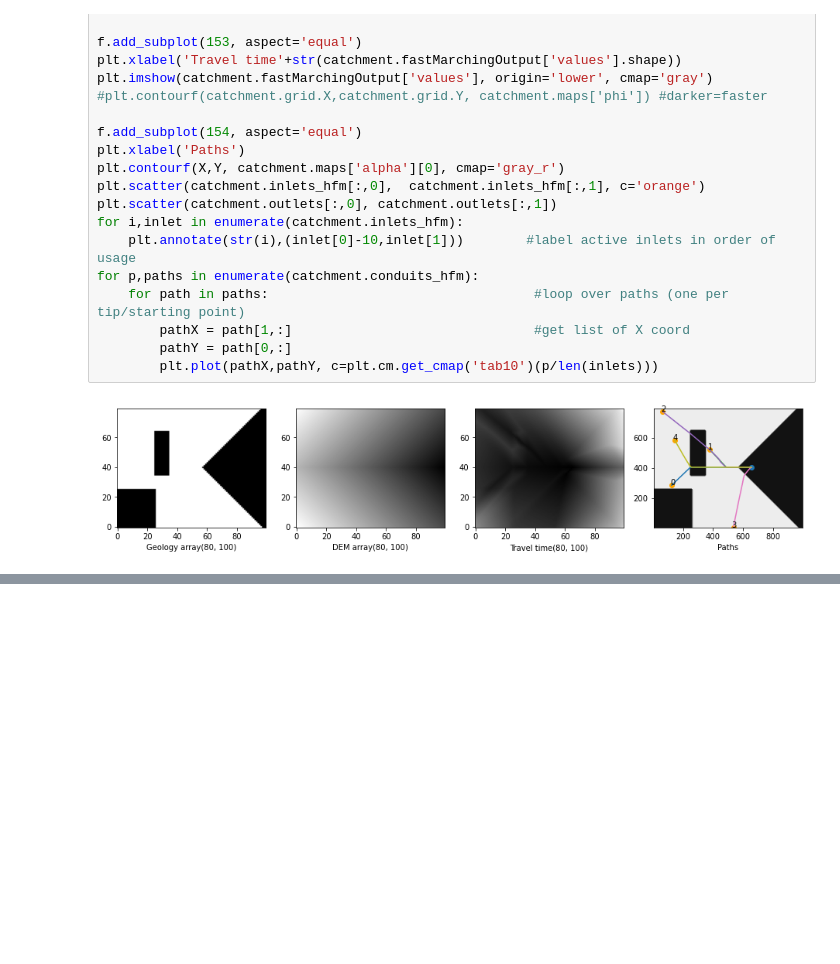
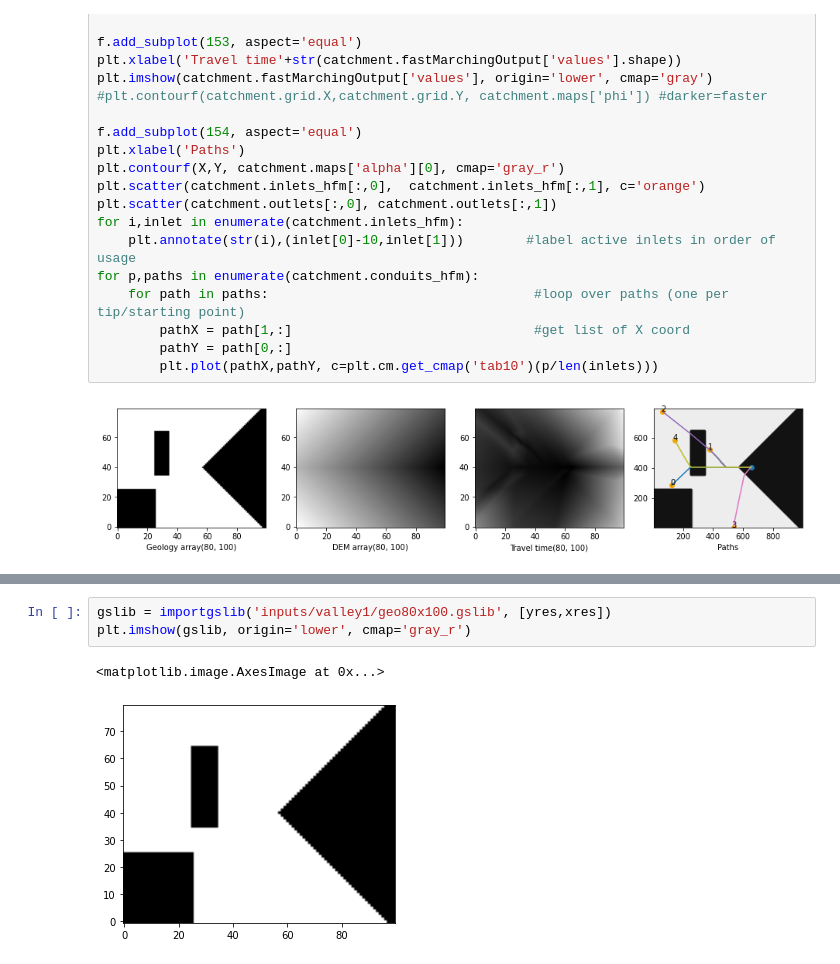
Before and after one commit to randlab/pyKasso, a Jupyter notebook: notebooks/pyKasso_HFM_comparison.ipynb, the cells around one changed output, grey strips where cells are left out. Cells and saved outputs as stored; diff of their text form; blank space fills up the shorter version.

Commit message:
add function to load gslib files (because old function doesn't work with files in format needed by hfm library)

```diff
--- a/notebooks/pyKasso_HFM_comparison.ipynb
+++ b/notebooks/pyKasso_HFM_comparison.ipynb
@@ -637,0 +713,6 @@ for p,paths in enumerate(catchment.conduits_hfm):
+# %%
+gslib = importgslib('inputs/valley1/geo80x100.gslib', [yres,xres])
+plt.imshow(gslib, origin='lower', cmap='gray_r')
+# %% [output]
+<matplotlib.image.AxesImage at 0x...>
+[figure, added]
```
Also changed, not shown: parts of 3 cells of this notebook, 4 other files.
